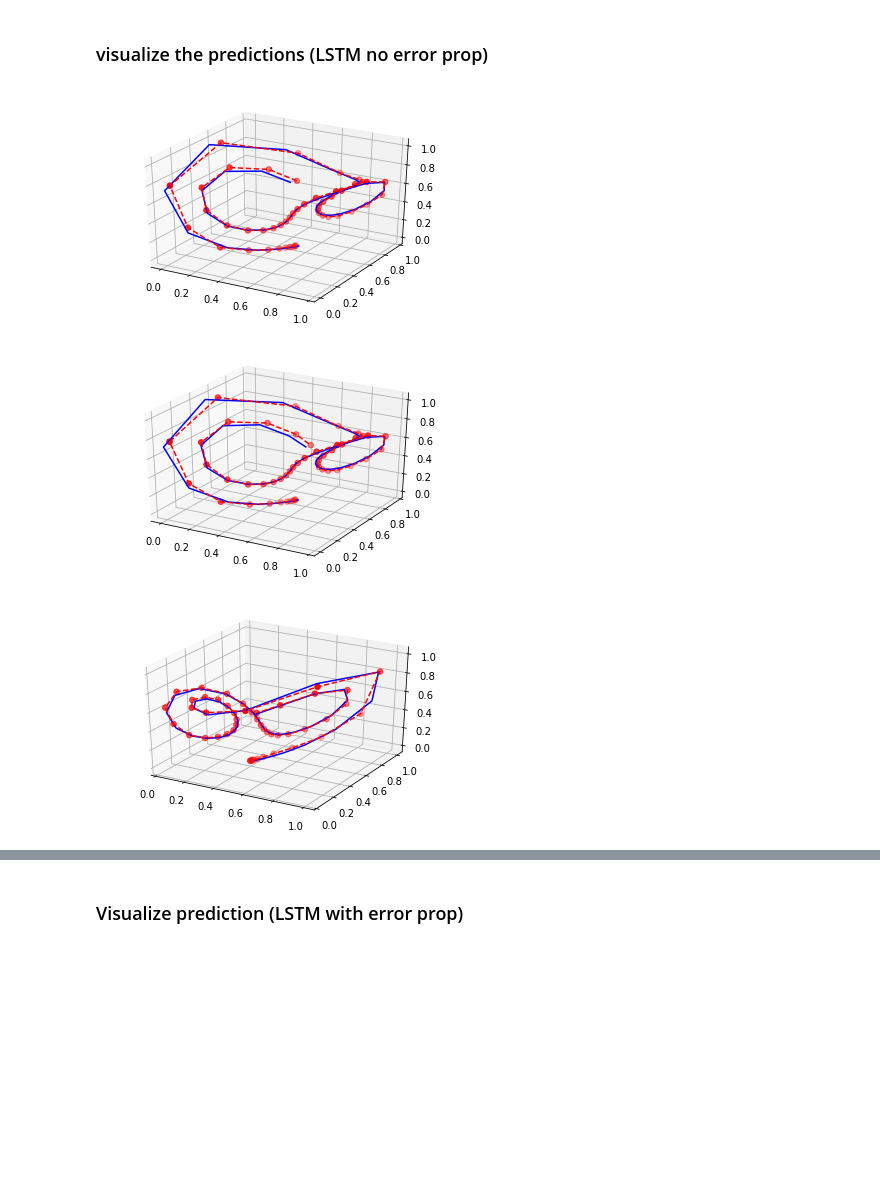
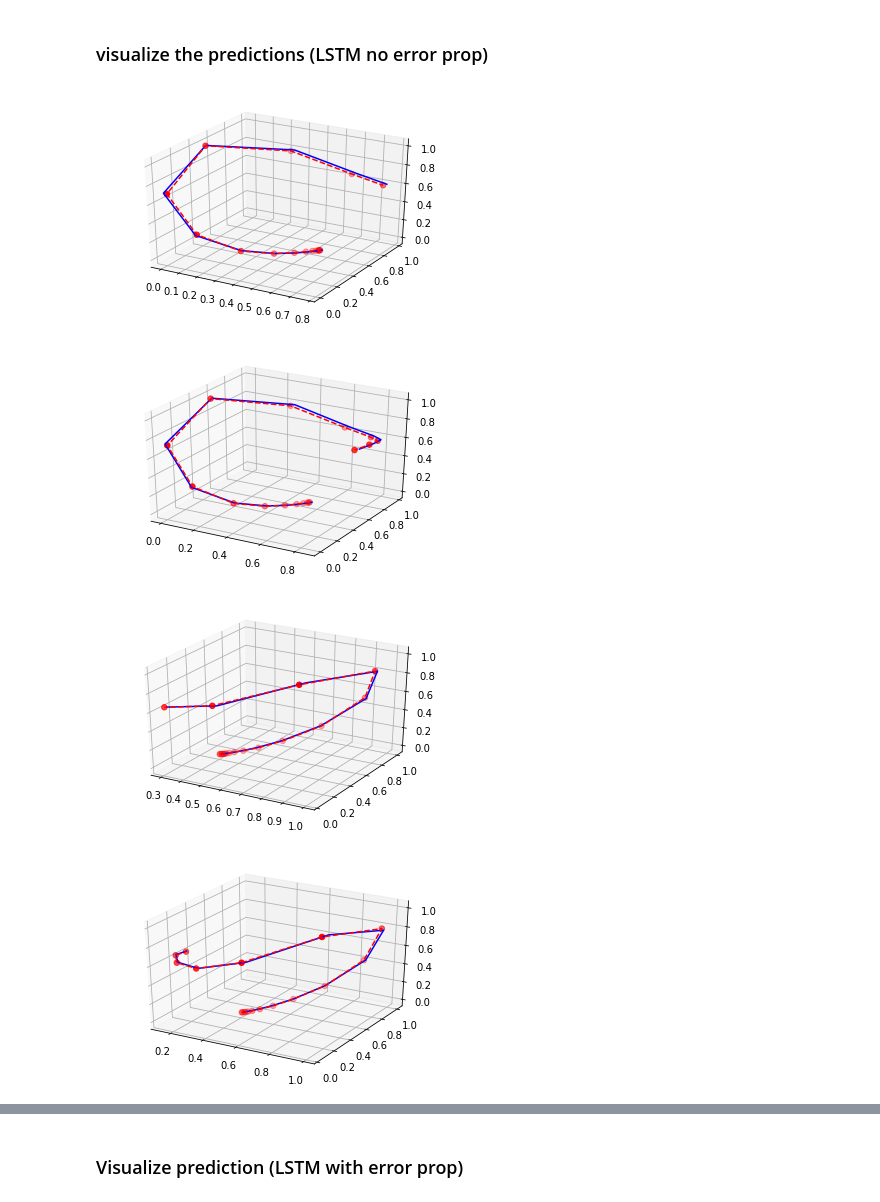
Before and after one commit to yuqirose/TensorRNN, a Jupyter notebook: experiments/test_rnn.ipynb, the cells around one changed output, grey strips where cells are left out. Cells and saved outputs as stored; diff of their text form; code cells hidden in the pictures; blank space fills up the shorter version.

```diff
--- a/experiments/test_rnn.ipynb
+++ b/experiments/test_rnn.ipynb
@@ -220,24 +220,25 @@ Testing Loss: 0.0227459
 # %% [markdown]
 ### visualize the predictions (LSTM no error prop)
 # %%
+import numpy as np
+
+data_path = "/var/tmp/tensorRNN/log/lorenz//09-27-17-17-08-50/LSTM/"
+true, pred = np.load(data_path+'predict.npy')
 %matplotlib inline
 import matplotlib.pyplot as plt
 from mpl_toolkits.mplot3d import Axes3D
-
+import numpy as np
 
 def plot_sample(pred, true, sample_id):
     fig = plt.figure()
     ax = fig.gca(projection='3d')
     ax.plot(true[sample_id, :,0], true[sample_id,:,1], true[sample_id, :,2], 'b')
     ax.scatter(pred[sample_id,:,0], pred[sample_id, :,1], pred[sample_id, :,2], c='r', s=30)
     ax.plot(pred[sample_id, :,0], pred[sample_id,:,1], pred[sample_id, :,2], 'r--')
-
-pred = test_vals['pred']
-true = test_vals['true']
-plot_sample(pred, true,5)
-plot_sample(pred, true,13)
-plot_sample(pred, true,15)
+for i in range(10):
+    plot_sample(pred[:,:-2,:], true[:,:-2,:],i)
 # %% [output]
-[figure, old version]
+[figure, new version]
-[figure, old version]
+[figure, new version]
-[figure, old version]
+[figure, new version]
+[figure, added]
```
Also changed, not shown: parts of 1 cell of this notebook, 13 other files.
